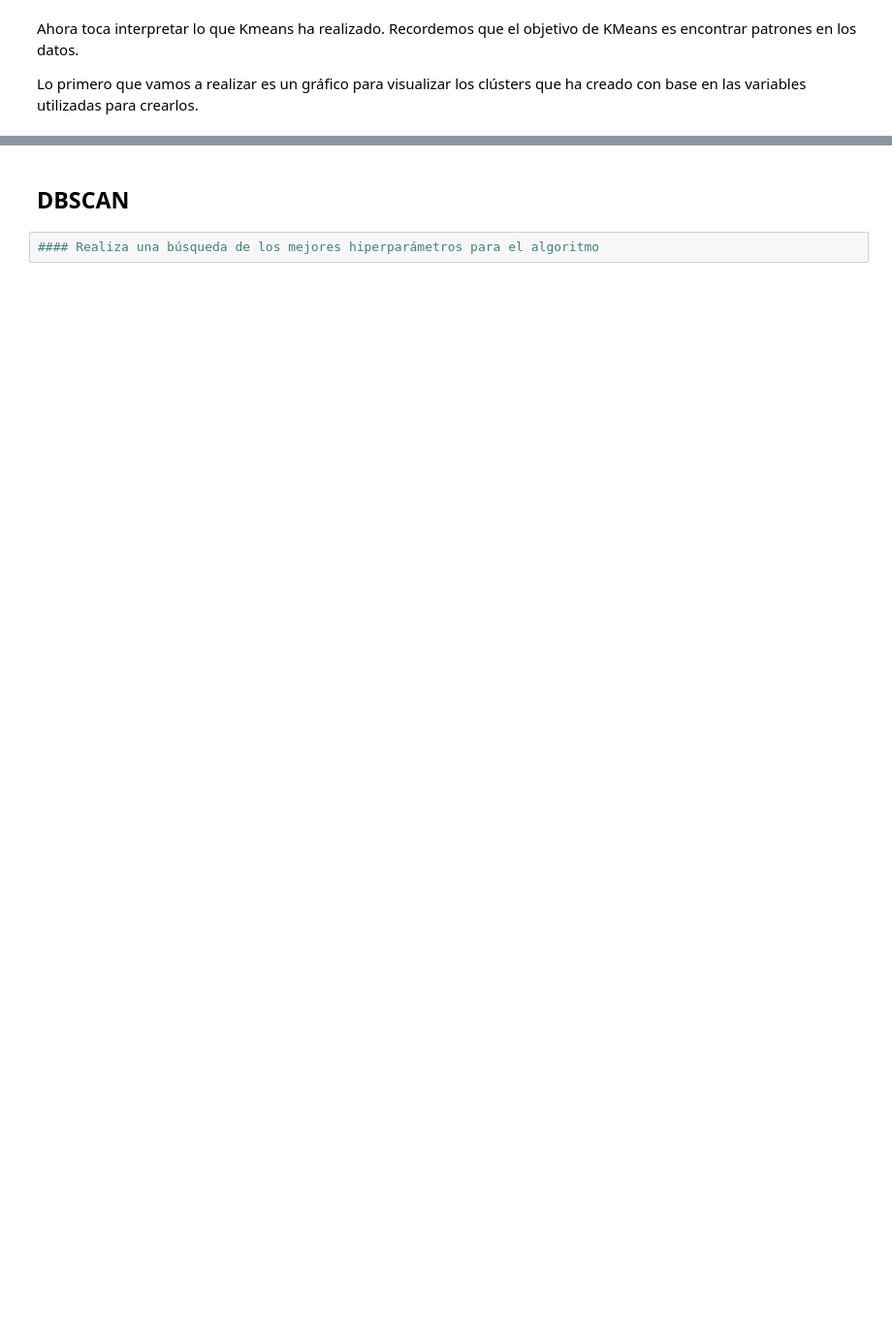
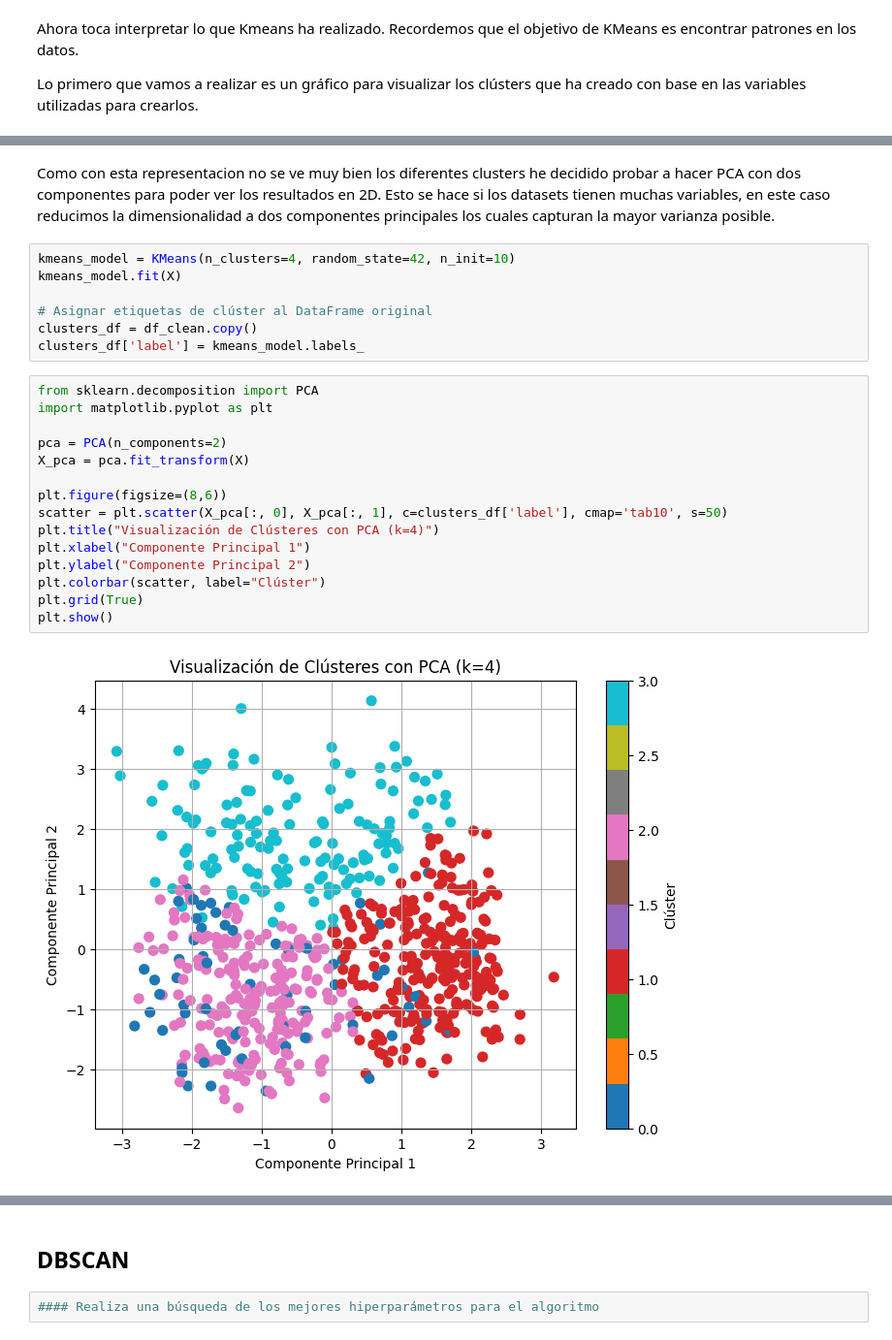
Before and after one commit to cabamarcos/clustering-algorithms-comparison, a Jupyter notebook: muinar07_act1_Notebook.ipynb, the cells around one changed output, grey strips where cells are left out. Shown: that part at 97% size. Drawn from its saved outputs; the diff is of its cells as text; blank space fills up the shorter version.

```diff
--- a/muinar07_act1_Notebook.ipynb
+++ b/muinar07_act1_Notebook.ipynb
@@ -145,0 +349,26 @@ fig4.show()
+# %% [markdown]
+Como con esta representacion no se ve muy bien los diferentes clusters he decidido probar a hacer PCA con dos componentes para poder ver los resultados en 2D. Esto se hace si los datasets tienen muchas variables, en este caso reducimos la dimensionalidad a dos componentes principales los cuales capturan la mayor varianza posible.
+# %%
+kmeans_model = KMeans(n_clusters=4, random_state=42, n_init=10)
+kmeans_model.fit(X)
+
+# Asignar etiquetas de clúster al DataFrame original
+clusters_df = df_clean.copy()
+clusters_df['label'] = kmeans_model.labels_
+# %%
+from sklearn.decomposition import PCA
+import matplotlib.pyplot as plt
+
+pca = PCA(n_components=2)
+X_pca = pca.fit_transform(X)
+
+plt.figure(figsize=(8,6))
+scatter = plt.scatter(X_pca[:, 0], X_pca[:, 1], c=clusters_df['label'], cmap='tab10', s=50)
+plt.title("Visualización de Clústeres con PCA (k=4)")
+plt.xlabel("Componente Principal 1")
+plt.ylabel("Componente Principal 2")
+plt.colorbar(scatter, label="Clúster")
+plt.grid(True)
+plt.show()
+# %% [output]
+[figure, added]
```
Also changed, not shown: parts of 34 cells of this notebook.
